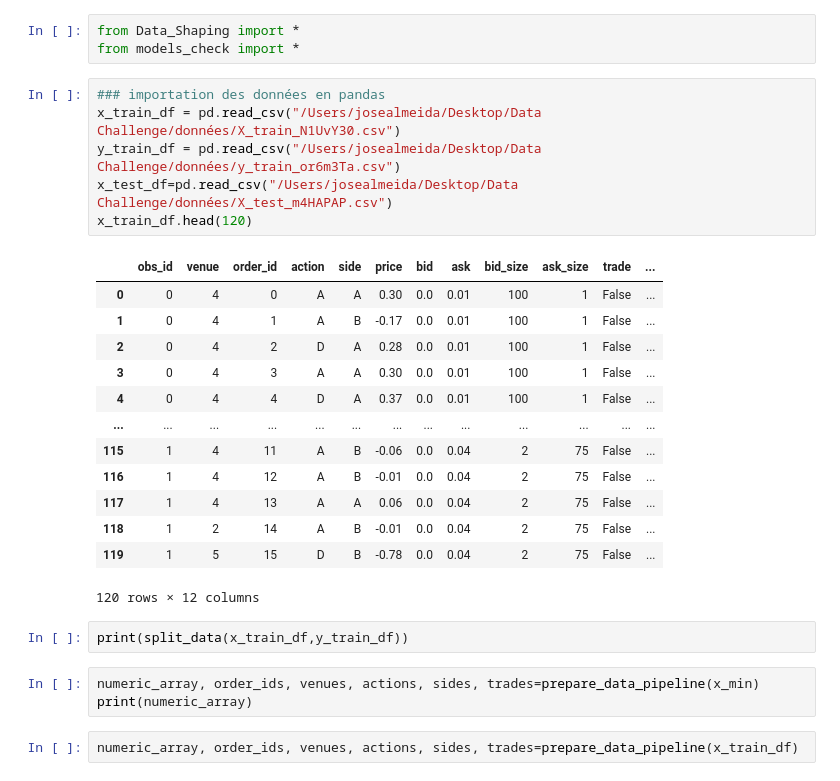
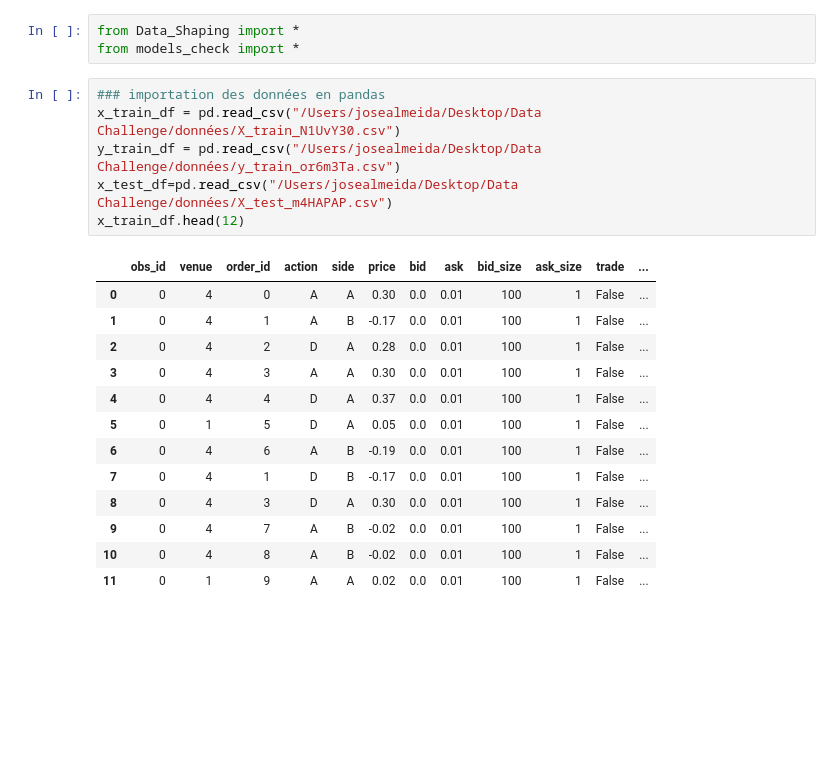
Before and after one commit to Romain-Alm/CFM_DataChallenge, a Jupyter notebook: models.ipynb, the cells around one changed output. Drawn from its saved outputs; the diff is of its cells as text; blank space fills up the shorter version.

```diff
--- a/models.ipynb
+++ b/models.ipynb
@@ -47,27 +47,20 @@ from models_check import *
 # %%
 ### importation des données en pandas
 x_train_df = pd.read_csv("/Users/josealmeida/Desktop/Data Challenge/données/X_train_N1UvY30.csv")
 y_train_df = pd.read_csv("/Users/josealmeida/Desktop/Data Challenge/données/y_train_or6m3Ta.csv")
 x_test_df=pd.read_csv("/Users/josealmeida/Desktop/Data Challenge/données/X_test_m4HAPAP.csv")
-x_train_df.head(120)
+x_train_df.head(12)
 # %% [output]
 |  | obs_id | venue | order_id | action | side | price | bid | ask | bid_size | ask_size | trade | ... |
 | 0 | 0 | 4 | 0 | A | A | 0.30 | 0.0 | 0.01 | 100 | 1 | False | ... |
 | 1 | 0 | 4 | 1 | A | B | -0.17 | 0.0 | 0.01 | 100 | 1 | False | ... |
 | 2 | 0 | 4 | 2 | D | A | 0.28 | 0.0 | 0.01 | 100 | 1 | False | ... |
 | 3 | 0 | 4 | 3 | A | A | 0.30 | 0.0 | 0.01 | 100 | 1 | False | ... |
 | 4 | 0 | 4 | 4 | D | A | 0.37 | 0.0 | 0.01 | 100 | 1 | False | ... |
-| ... | ... | ... | ... | ... | ... | ... | ... | ... | ... | ... | ... | ... |
-| 115 | 1 | 4 | 11 | A | B | -0.06 | 0.0 | 0.04 | 2 | 75 | False | ... |
-| 116 | 1 | 4 | 12 | A | B | -0.01 | 0.0 | 0.04 | 2 | 75 | False | ... |
-| 117 | 1 | 4 | 13 | A | A | 0.06 | 0.0 | 0.04 | 2 | 75 | False | ... |
-| 118 | 1 | 2 | 14 | A | B | -0.01 | 0.0 | 0.04 | 2 | 75 | False | ... |
-| 119 | 1 | 5 | 15 | D | B | -0.78 | 0.0 | 0.04 | 2 | 75 | False | ... |
+| 5 | 0 | 1 | 5 | D | A | 0.05 | 0.0 | 0.01 | 100 | 1 | False | ... |
+| 6 | 0 | 4 | 6 | A | B | -0.19 | 0.0 | 0.01 | 100 | 1 | False | ... |
+| 7 | 0 | 4 | 1 | D | B | -0.17 | 0.0 | 0.01 | 100 | 1 | False | ... |
+| 8 | 0 | 4 | 3 | D | A | 0.30 | 0.0 | 0.01 | 100 | 1 | False | ... |
+| 9 | 0 | 4 | 7 | A | B | -0.02 | 0.0 | 0.01 | 100 | 1 | False | ... |
+| 10 | 0 | 4 | 8 | A | B | -0.02 | 0.0 | 0.01 | 100 | 1 | False | ... |
+| 11 | 0 | 1 | 9 | A | A | 0.02 | 0.0 | 0.01 | 100 | 1 | False | ... |
-120 rows × 12 columns
-# %%
-print(split_data(x_train_df,y_train_df))
-# %%
-numeric_array, order_ids, venues, actions, sides, trades=prepare_data_pipeline(x_min)
-print(numeric_array)
-# %%
-numeric_array, order_ids, venues, actions, sides, trades=prepare_data_pipeline(x_train_df)
```
Also changed, not shown: parts of 25 cells of this notebook, 4 other files.
